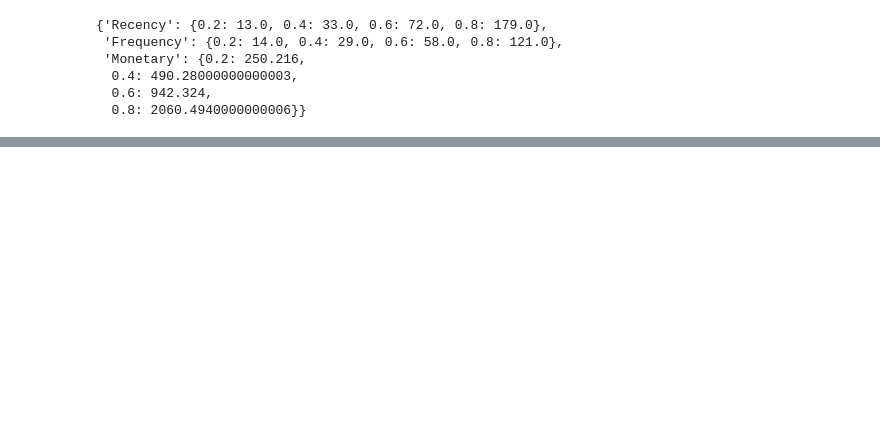
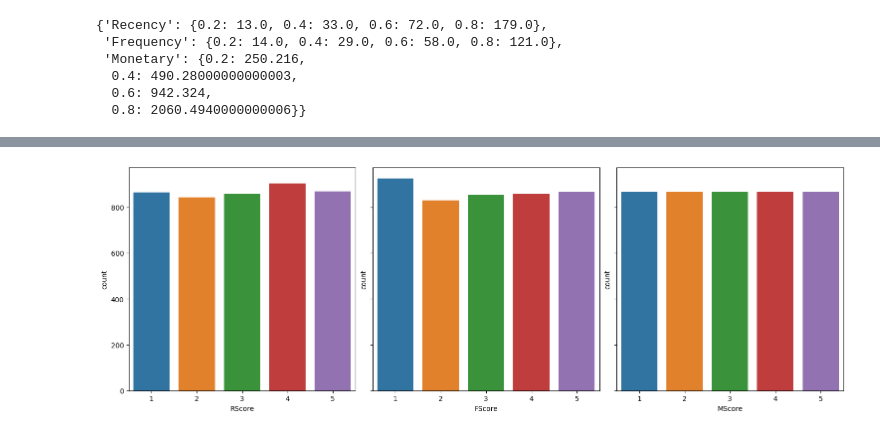
Before and after one commit to uzunb/crm-analysis-of-ecommerce-data, a Jupyter notebook: main.ipynb, the cells around one changed output, grey strips where cells are left out. Drawn from its saved outputs; the diff is of its cells as text; code cells hidden in the pictures; blank space fills up the shorter version.

```diff
--- a/main.ipynb
+++ b/main.ipynb
@@ -327,0 +300,8 @@ rfm.groupby("RFMScore").agg({
+# %%
+fig, ax =plt.subplots(1,3, figsize=(15,5), sharey=True, sharex=True, constrained_layout=True)
+sns.countplot(x="RScore", data=rfm, ax=ax[0])
+sns.countplot(x="FScore", data=rfm, ax=ax[1])
+sns.countplot(x="MScore", data=rfm, ax=ax[2])
+fig.show()
+# %% [output]
+[figure, added]
```
Also changed, not shown: parts of 5 cells of this notebook.
